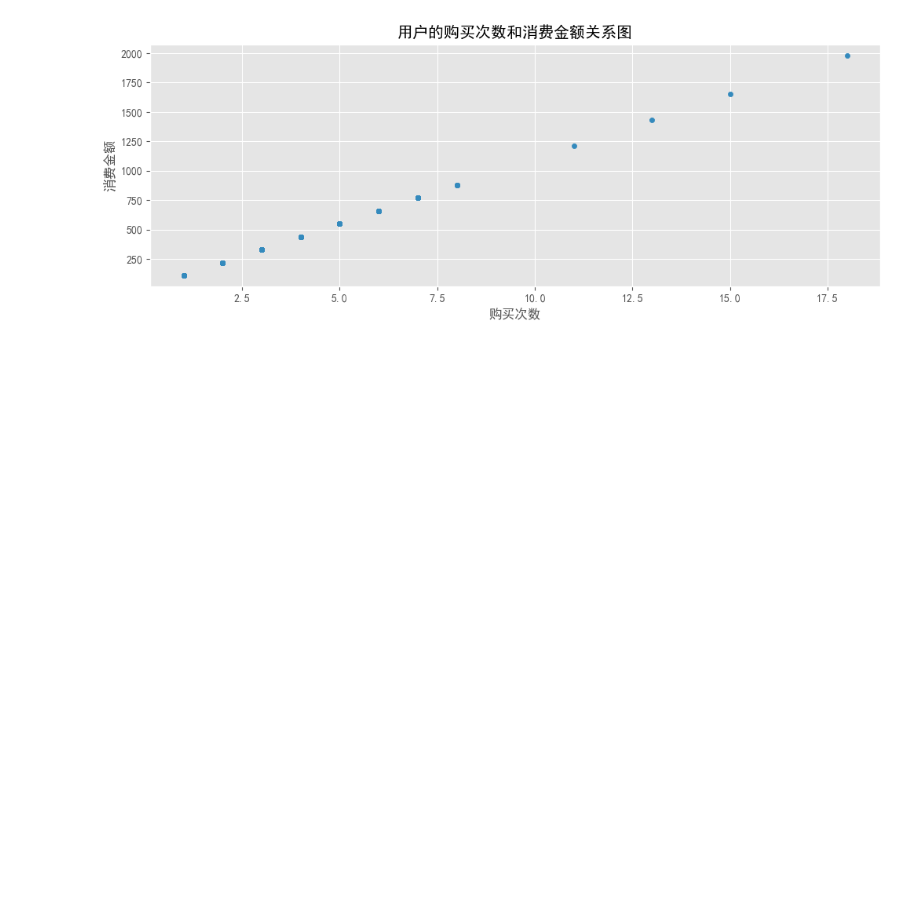
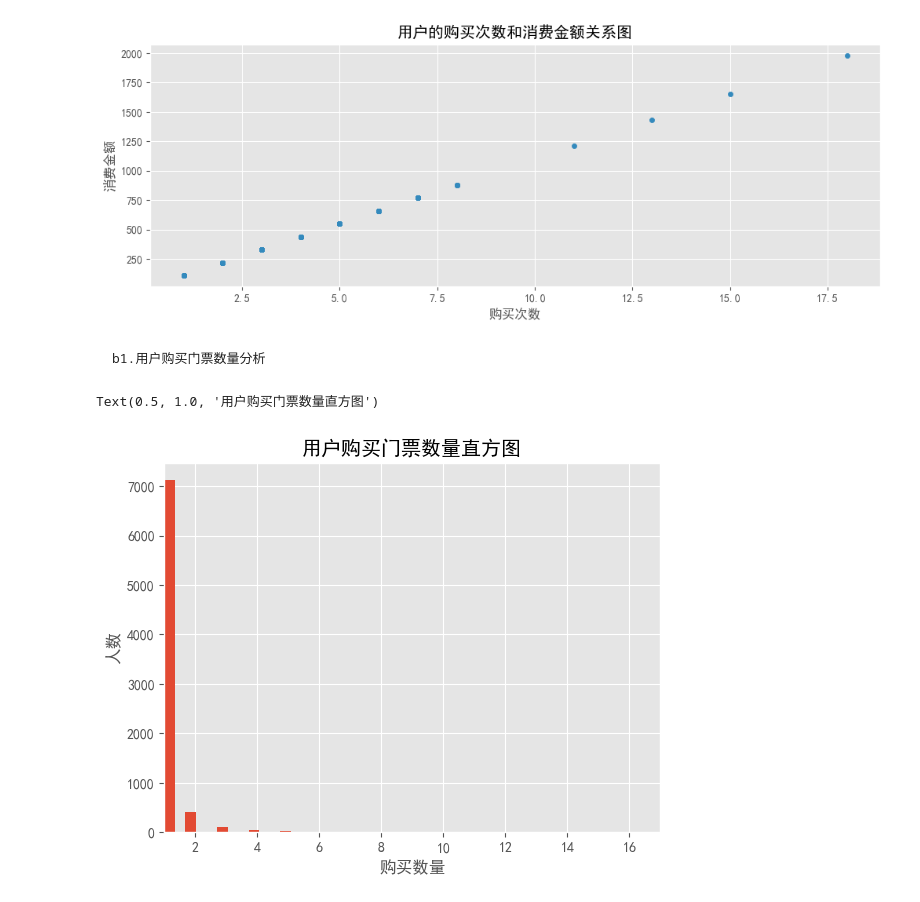
Before and after one commit to Fade-Smile/Basic-of-Data-Analyst, a Jupyter notebook: Project/4. Klook Travel.ipynb, the cells around one changed output. Saved outputs shown, nothing was run; the diff lists cells and outputs as text; code cells hidden in the pictures; blank space fills up the shorter version.

```diff
--- a/Project/4. Klook Travel.ipynb
+++ b/Project/4. Klook Travel.ipynb
@@ -110,3 +110,17 @@ plt.ylabel('消费金额')
 # %% [output]
 Text(0, 0.5, '消费金额')
 [figure]
+# %% [markdown]
+    b1.用户购买门票数量分析
+# %%
+df.groupby('author')['frequency'].count().plot.hist(bins=50)
+# bins 影响柱子的宽度，宽度=(最大值-最小值)/bins
+plt.xlim(1,17)
+plt.xlabel('购买数量')
+plt.ylabel('人数')
+plt.title('用户购买门票数量直方图')
+# 绝大多数用户购买过1张门票，用户在7000左右
+# 少数人购买过2~4张门票，猜测:  可能是台北周边用户
+# %% [output]
+Text(0.5, 1.0, '用户购买门票数量直方图')
+[figure, added]
```
Also changed, not shown: parts of 4 cells of this notebook.
